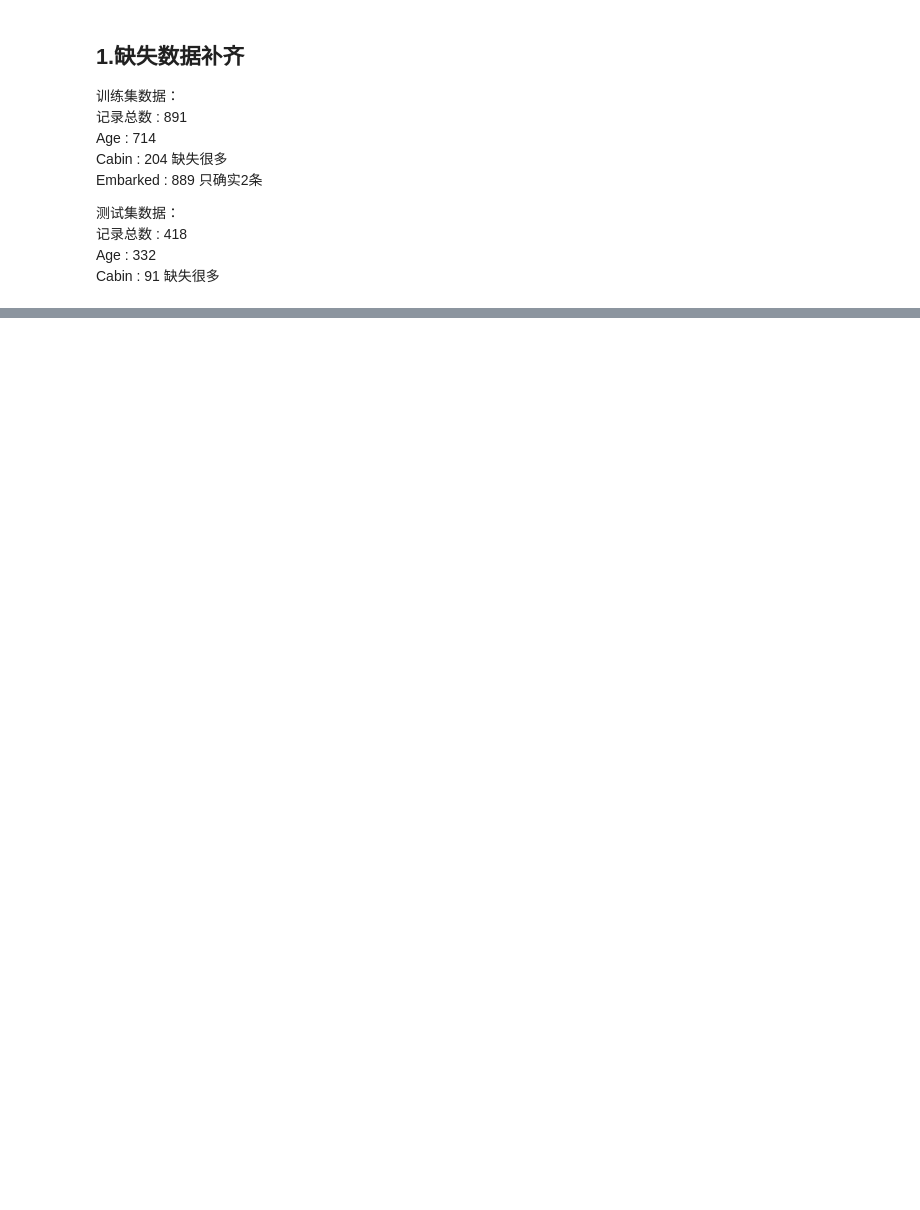
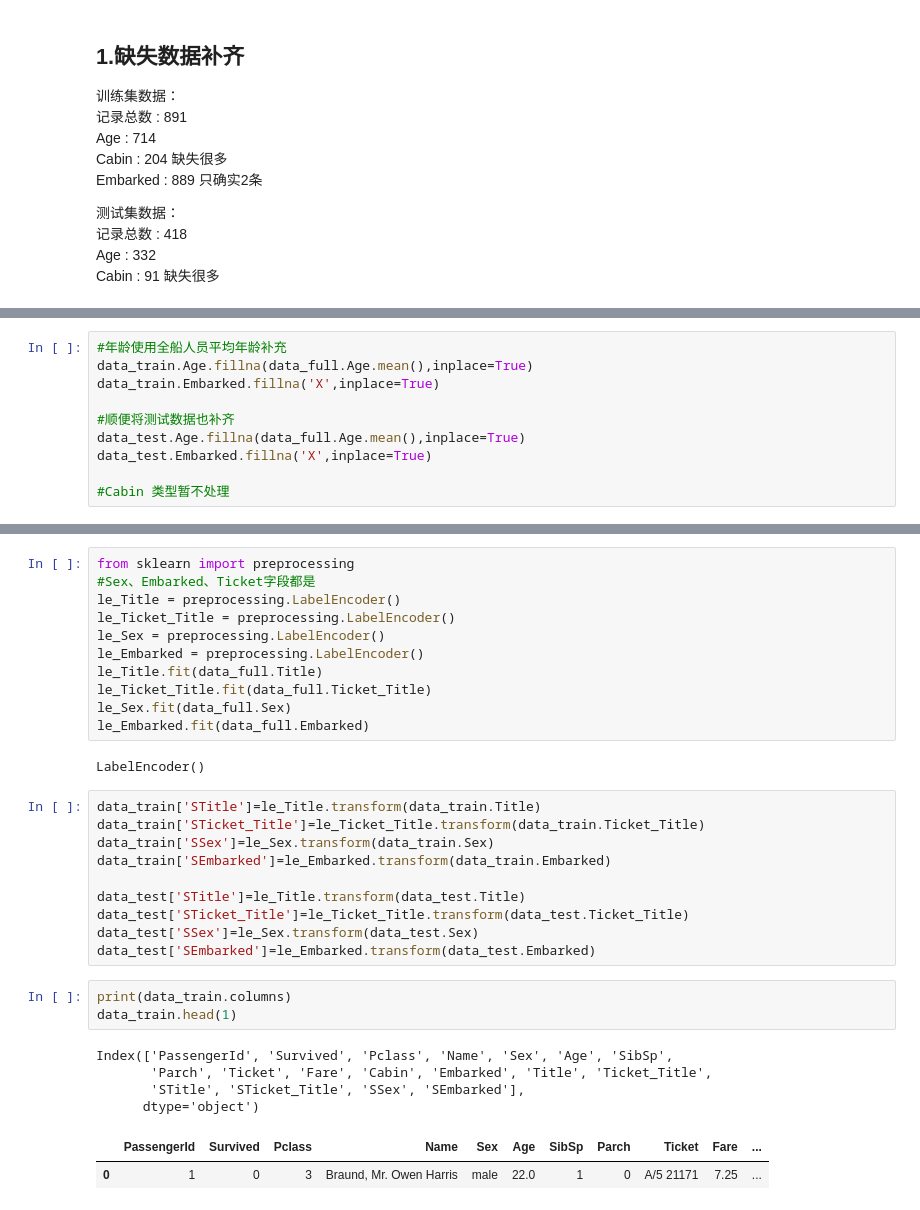
Before and after one commit to Diggg/Kaggle, a Jupyter notebook: Titanic/Titanic20170507.ipynb, the cells around one changed output, grey strips where cells are left out. Cells and saved outputs as stored; diff of their text form; blank space fills up the shorter version.

```diff
--- a/Titanic/Titanic20170507.ipynb
+++ b/Titanic/Titanic20170507.ipynb
@@ -121 +179,11 @@ Cabin : 91 缺失很多
+# %%
+#年龄使用全船人员平均年龄补充
+data_train.Age.fillna(data_full.Age.mean(),inplace=True)
+data_train.Embarked.fillna('X',inplace=True)
+
+#顺便将测试数据也补齐
+data_test.Age.fillna(data_full.Age.mean(),inplace=True)
+data_test.Embarked.fillna('X',inplace=True)
+
+#Cabin 类型暂不处理
 # %%
@@ -159,0 +212,33 @@ memory usage: 36.0+ KB
+# %%
+from sklearn import preprocessing
+#Sex、Embarked、Ticket字段都是
+le_Title = preprocessing.LabelEncoder()
+le_Ticket_Title = preprocessing.LabelEncoder()
+le_Sex = preprocessing.LabelEncoder()
+le_Embarked = preprocessing.LabelEncoder()
+le_Title.fit(data_full.Title)
+le_Ticket_Title.fit(data_full.Ticket_Title)
+le_Sex.fit(data_full.Sex)
+le_Embarked.fit(data_full.Embarked)
+# %% [output]
+LabelEncoder()
+# %%
+data_train['STitle']=le_Title.transform(data_train.Title)
+data_train['STicket_Title']=le_Ticket_Title.transform(data_train.Ticket_Title)
+data_train['SSex']=le_Sex.transform(data_train.Sex)
+data_train['SEmbarked']=le_Embarked.transform(data_train.Embarked)
+
+data_test['STitle']=le_Title.transform(data_test.Title)
+data_test['STicket_Title']=le_Ticket_Title.transform(data_test.Ticket_Title)
+data_test['SSex']=le_Sex.transform(data_test.Sex)
+data_test['SEmbarked']=le_Embarked.transform(data_test.Embarked)
+# %%
+print(data_train.columns)
+data_train.head(1)
+# %% [output]
+Index(['PassengerId', 'Survived', 'Pclass', 'Name', 'Sex', 'Age', 'SibSp',
+       'Parch', 'Ticket', 'Fare', 'Cabin', 'Embarked', 'Title', 'Ticket_Title',
+       'STitle', 'STicket_Title', 'SSex', 'SEmbarked'],
+      dtype='object')
+|  | PassengerId | Survived | Pclass | Name | Sex | Age | SibSp | Parch | Ticket | Fare | ... |
+| 0 | 1 | 0 | 3 | Braund, Mr. Owen Harris | male | 22.0 | 1 | 0 | A/5 21171 | 7.25 | ... |
```
Also changed, not shown: parts of 18 cells of this notebook.
